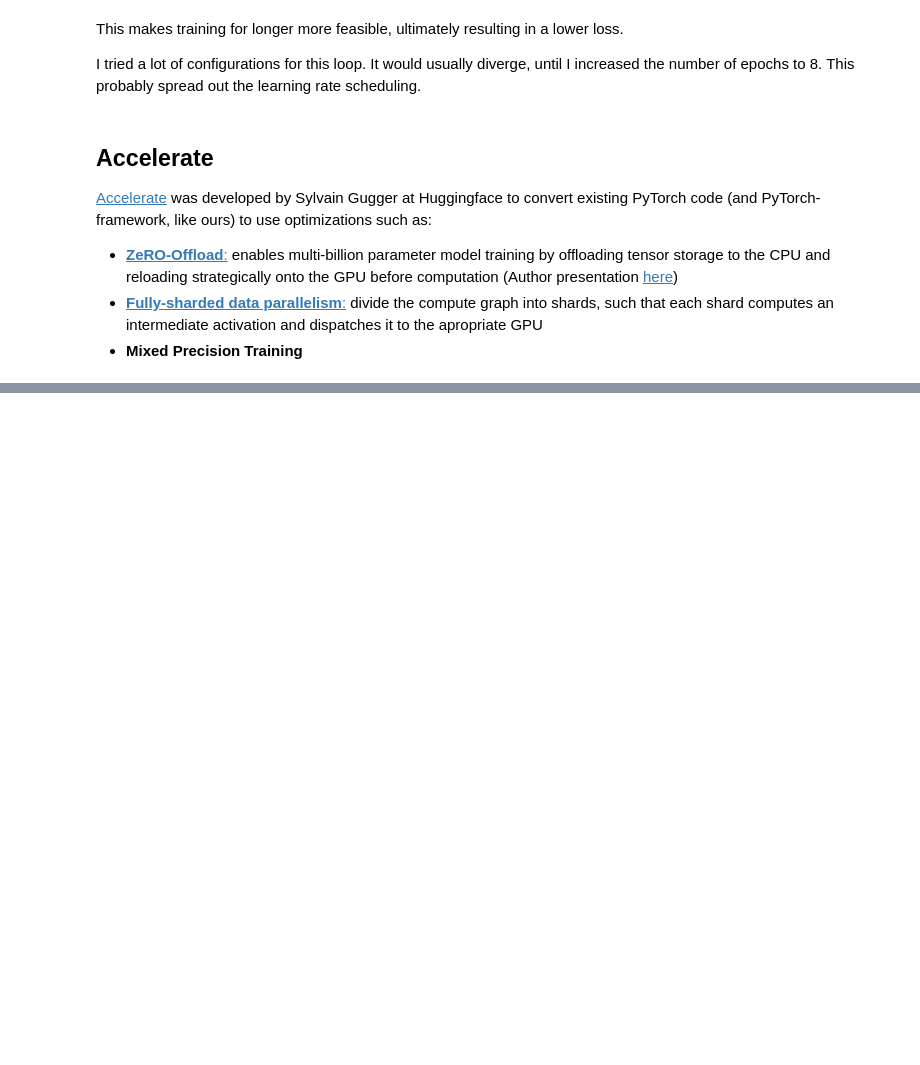
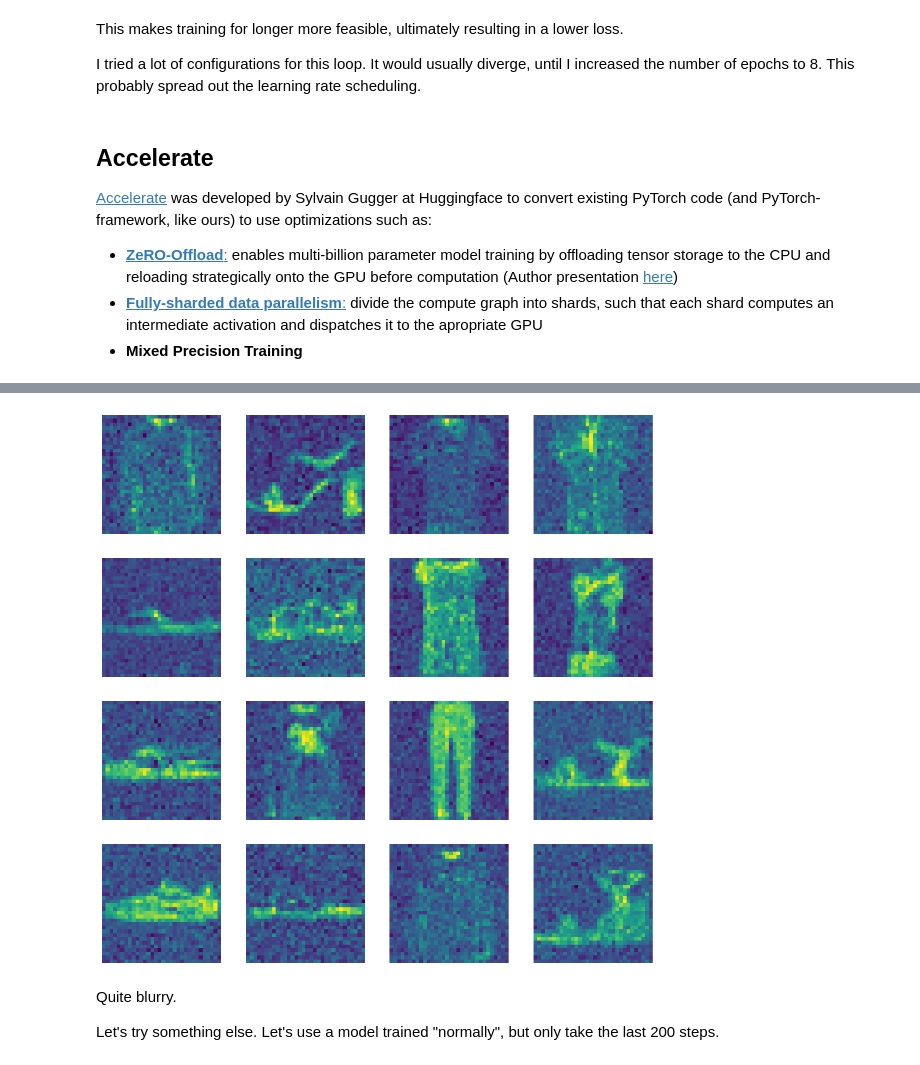
Before and after one commit to jeremyadamsfisher/SlowAI, a Jupyter notebook: nbs/13_ddpm.ipynb, the cells around one changed output, grey strips where cells are left out. Saved outputs shown, nothing was run; the diff lists cells and outputs as text; code cells hidden in the pictures; blank space fills up the shorter version.

```diff
--- a/nbs/13_ddpm.ipynb
+++ b/nbs/13_ddpm.ipynb
@@ -585,0 +613,9 @@ Wall time: 2min 30s
+# %%
+imgs = ddpm.sample(unet)
+show_images(imgs)
+# %% [output]
+[figure, added]
+# %% [markdown]
+Quite blurry.
+
+Let's try something else. Let's use a model trained "normally", but only take the last 200 steps.
```
Also changed, not shown: parts of 22 cells of this notebook, 1 other file.
